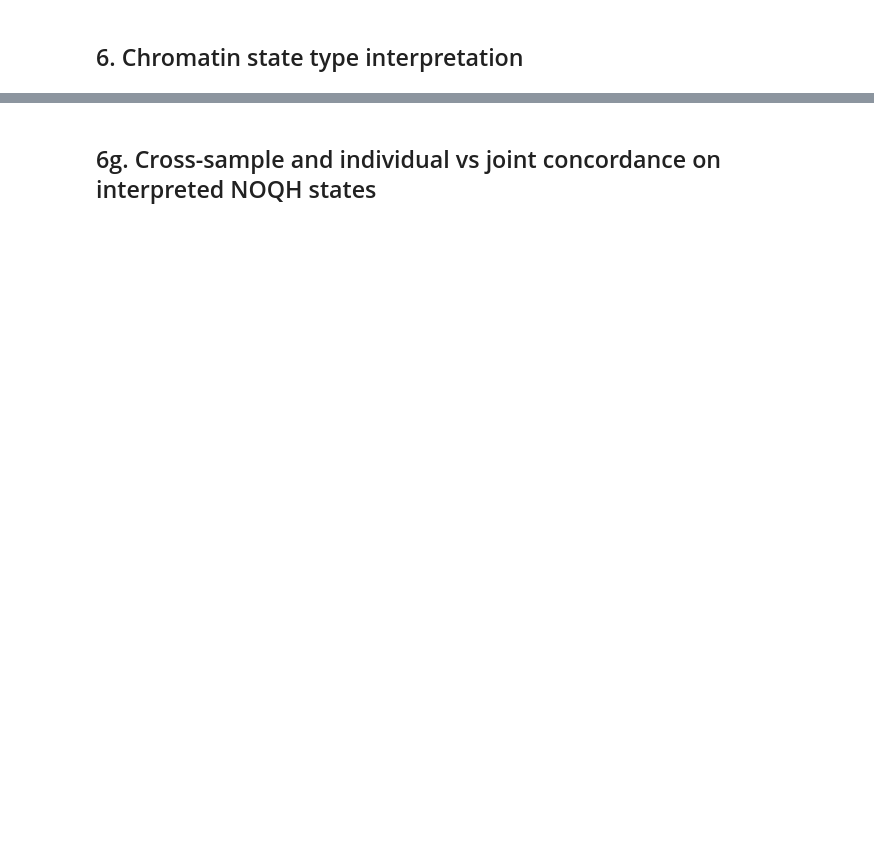
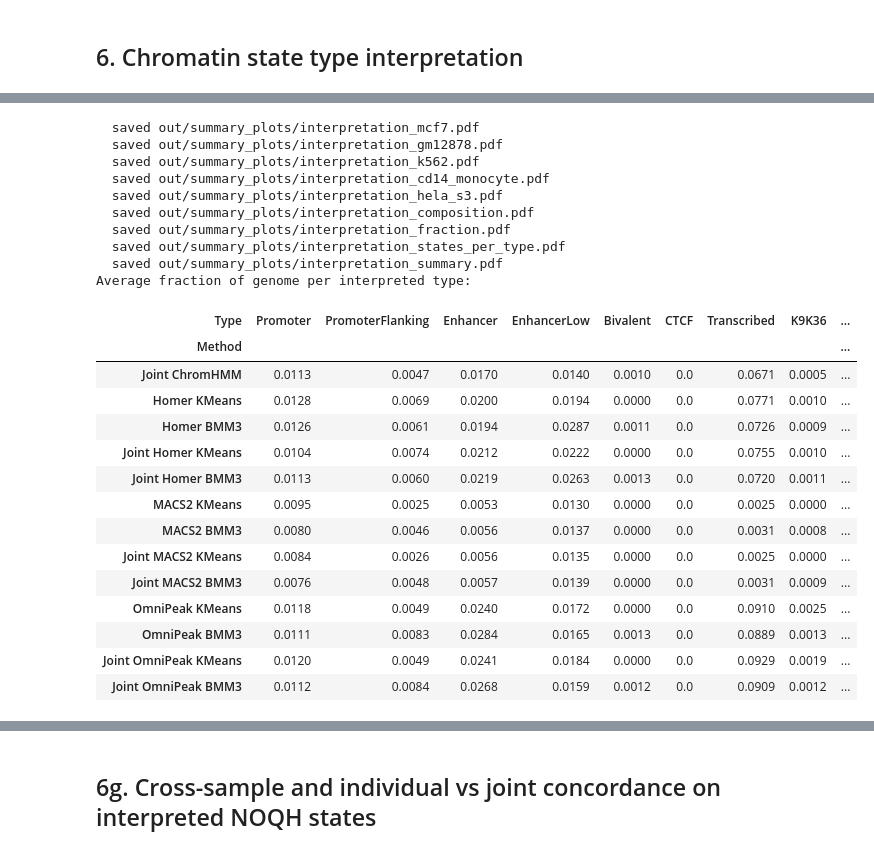
Before and after one commit to olegs/omni-chromhmm, a Jupyter notebook: analysis_sagaconf.ipynb, the cells around one changed output, grey strips where cells are left out. Cells and saved outputs as stored; diff of their text form; code cells hidden in the pictures; blank space fills up the shorter version.

```diff
--- a/analysis_sagaconf.ipynb
+++ b/analysis_sagaconf.ipynb
@@ -844,8 +868,7 @@ if not df_rep.empty:
         if pd.isna(m): continue
         top = max(m + (s if not pd.isna(s) else 0), vals.max())
         plt.text(i, top + yrange * 0.01, f"{m:.2f}", ha="center", va="bottom", fontsize=utils.LABEL_FONTSIZE)
-    plt.savefig("out/summary_plots/replicate_jaccard.pdf", bbox_inches='tight')
-    plt.close()
+    utils.save_fig(plt.gcf(), "out/summary_plots/replicate_jaccard.pdf")
 
     # Plot 2: Kappa
     plt.figure(figsize=(8, 6))
@@ -867,8 +890,7 @@ if not df_rep.empty:
         if pd.isna(m): continue
         top = max(m + (s if not pd.isna(s) else 0), vals.max())
         plt.text(i, top + yrange * 0.01, f"{m:.2f}", ha="center", va="bottom", fontsize=utils.LABEL_FONTSIZE)
-    plt.savefig("out/summary_plots/replicate_kappa.pdf", bbox_inches='tight')
-    plt.close()
+    utils.save_fig(plt.gcf(), "out/summary_plots/replicate_kappa.pdf")
 
     # Plot 3: Cosine
     plt.figure(figsize=(8, 6))
@@ -890,5 +912,4 @@ if not df_rep.empty:
         if pd.isna(m): continue
         top = max(m + (s if not pd.isna(s) else 0), vals.max())
         plt.text(i, top + yrange * 0.01, f"{m:.2f}", ha="center", va="bottom", fontsize=utils.LABEL_FONTSIZE)
-    plt.savefig("out/summary_plots/replicate_cosine.pdf", bbox_inches='tight')
-    plt.close()
+    utils.save_fig(plt.gcf(), "out/summary_plots/replicate_cosine.pdf")
@@ -941,6 +967,4 @@ if not df_cross.empty:
             if pd.isna(m): continue
             top = max(m + (s if not pd.isna(s) else 0), vals.max())
             plt.text(i, top + yrange * 0.01, f"{m:.2f}", ha="center", va="bottom", fontsize=utils.LABEL_FONTSIZE)
-        plt.savefig(f"out/summary_plots/cross_sample_{utils.normalize_metric(metric)}.pdf",
-                    bbox_inches='tight')
-        plt.close()
+        utils.save_fig(plt.gcf(), f"out/summary_plots/cross_sample_{utils.normalize_metric(metric)}.pdf")
@@ -997,8 +1026,7 @@ if not df_ji.empty:
         if pd.isna(m): continue
         top = max(m + (s if not pd.isna(s) else 0), vals.max())
         plt.text(i, top + yrange * 0.01, f"{m:.2f}", ha="center", va="bottom", fontsize=utils.LABEL_FONTSIZE)
-    plt.savefig("out/summary_plots/joint_indiv_jaccard.pdf", bbox_inches='tight')
-    plt.close()
+    utils.save_fig(plt.gcf(), "out/summary_plots/joint_indiv_jaccard.pdf")
 
     # Plot 2: Kappa
     plt.figure(figsize=(7, 6))
@@ -1019,8 +1047,7 @@ if not df_ji.empty:
         if pd.isna(m): continue
         top = max(m + (s if not pd.isna(s) else 0), vals.max())
         plt.text(i, top + yrange * 0.01, f"{m:.2f}", ha="center", va="bottom", fontsize=utils.LABEL_FONTSIZE)
-    plt.savefig("out/summary_plots/joint_indiv_kappa.pdf", bbox_inches='tight')
-    plt.close()
+    utils.save_fig(plt.gcf(), "out/summary_plots/joint_indiv_kappa.pdf")
 
     # Plot 3: Cosine
     plt.figure(figsize=(7, 6))
@@ -1041,5 +1068,4 @@ if not df_ji.empty:
         if pd.isna(m): continue
         top = max(m + (s if not pd.isna(s) else 0), vals.max())
         plt.text(i, top + yrange * 0.01, f"{m:.2f}", ha="center", va="bottom", fontsize=utils.LABEL_FONTSIZE)
-    plt.savefig("out/summary_plots/joint_indiv_cosine.pdf", bbox_inches='tight')
-    plt.close()
+    utils.save_fig(plt.gcf(), "out/summary_plots/joint_indiv_cosine.pdf")
@@ -1190,9 +1332,7 @@ if not df_interp.empty:
         ax.tick_params(length=0)
         for spine in ax.spines.values():
             spine.set_visible(False)
-        plt.tight_layout()
-        plt.savefig(f"out/summary_plots/interpretation_{ds}.pdf", bbox_inches="tight")
-        plt.close(fig)
+        utils.save_fig(fig, f"out/summary_plots/interpretation_{ds}.pdf")
 
     # Genome fraction per interpreted type: types absent from a segmentation
     # contribute 0, so the bars compare methods on the same footing.
@@ -1212,9 +1352,8 @@ if not df_interp.empty:
     utils.group_xticks(ax, list(pivot_types.index), bands=False, fontsize=utils.TICK_FONTSIZE)
     ax.tick_params(axis="y", labelsize=utils.TICK_FONTSIZE)
     ax.grid(axis="y", alpha=0.3, linewidth=0.5)
-    plt.tight_layout()
-    plt.savefig("out/summary_plots/interpretation_composition.pdf", bbox_inches="tight")
-    plt.close(fig)
+    utils.widen_bars(ax)
+    utils.save_fig(fig, "out/summary_plots/interpretation_composition.pdf")
 
     # Plot 6c. Genome fraction per interpreted type, without Quiescent
     signal = frac_long[frac_long["Type"] != "Quiescent"]
@@ -1235,9 +1374,7 @@ if not df_interp.empty:
     ax.tick_params(axis="y", labelsize=utils.TICK_FONTSIZE)
     ax.legend(title="Method", fontsize=utils.LEGEND_FONTSIZE, title_fontsize=utils.LEGEND_TITLE_FONTSIZE, bbox_to_anchor=(1.01, 1),
               loc="upper left", borderaxespad=0)
-    plt.tight_layout()
-    plt.savefig("out/summary_plots/interpretation_fraction.pdf", bbox_inches="tight")
-    plt.close()
+    utils.save_fig(plt.gcf(), "out/summary_plots/interpretation_fraction.pdf")
 
     # Plot 6d. How many states each method spends on every type
     counts = (df_interp.groupby(seg_keys + ["Type"]).size().unstack("Type")
@@ -1255,39 +1392,61 @@ if not df_interp.empty:
     ax.set_xlabel("Interpreted state type", fontsize=utils.AXIS_FONTSIZE)
     ax.grid(axis="y", alpha=0.3, linewidth=0.5)
     ax.tick_params(axis="x", labelsize=utils.TICK_FONTSIZE, rotation=30)
     ax.tick_params(axis="y", labelsize=utils.TICK_FONTSIZE)
     ax.legend(title="Method", fontsize=utils.LEGEND_FONTSIZE, title_fontsize=utils.LEGEND_TITLE_FONTSIZE, bbox_to_anchor=(1.01, 1),
               loc="upper left", borderaxespad=0)
-    plt.tight_layout()
-    plt.savefig("out/summary_plots/interpretation_states_per_type.pdf", bbox_inches="tight")
-    plt.close()
+    utils.save_fig(plt.gcf(), "out/summary_plots/interpretation_states_per_type.pdf")
 
     # Plot 6e. Interpretability per method: types covered, and how clean the calls are
     summary = (df_interp.groupby(seg_keys)
                .agg(Types=("Type", "nunique"), Margin=("Margin", "mean")).reset_index())
     fig, axes = plt.subplots(1, 2, figsize=(13, 4.5))
     for ax, col, title, ylabel in [
         (axes[0], "Types", "Distinct state types recovered", "Types per segmentation"),
         (axes[1], "Margin", "Interpretation margin (higher = less mixed marks)", "Mean margin"),
     ]:
         sns.barplot(data=summary, x="Method", y=col, order=METHOD_ORDER, hue="Method",
                     hue_order=METHOD_ORDER, palette=method_palette, dodge=False, ax=ax,
                     legend=False, **utils.BAR_STYLE)
         utils.hatch_joint(ax, METHOD_ORDER)
         utils.strip_points(ax, data=summary, x="Method", y=col, order=METHOD_ORDER,
                            dodge=False, size=3, alpha=0.6)
         ax.set_title(title, **utils.TITLE_STYLE)
         ax.set_ylabel(ylabel, fontsize=utils.AXIS_FONTSIZE)
         ax.set_xlabel("")
         ax.tick_params(axis="y", labelsize=utils.TICK_FONTSIZE)
         utils.group_xticks(ax, METHOD_ORDER, bands=False, fontsize=utils.TICK_FONTSIZE)
         ax.grid(axis="y", alpha=0.3, linewidth=0.5)
-    plt.tight_layout()
-    plt.savefig("out/summary_plots/interpretation_summary.pdf", bbox_inches="tight")
-    plt.close(fig)
+    utils.save_fig(fig, "out/summary_plots/interpretation_summary.pdf")
 
     print("Average fraction of genome per interpreted type:")
     display(pivot_types.round(4))
+# %% [output]
+  saved out/summary_plots/interpretation_mcf7.pdf
+  saved out/summary_plots/interpretation_gm12878.pdf
+  saved out/summary_plots/interpretation_k562.pdf
+  saved out/summary_plots/interpretation_cd14_monocyte.pdf
+  saved out/summary_plots/interpretation_hela_s3.pdf
+  saved out/summary_plots/interpretation_composition.pdf
+  saved out/summary_plots/interpretation_fraction.pdf
+  saved out/summary_plots/interpretation_states_per_type.pdf
+  saved out/summary_plots/interpretation_summary.pdf
+Average fraction of genome per interpreted type:
+| Type | Promoter | PromoterFlanking | Enhancer | EnhancerLow | Bivalent | CTCF | Transcribed | K9K36 | ... |
+| Method |  |  |  |  |  |  |  |  | ... |
+| Joint ChromHMM | 0.0113 | 0.0047 | 0.0170 | 0.0140 | 0.0010 | 0.0 | 0.0671 | 0.0005 | ... |
+| Homer KMeans | 0.0128 | 0.0069 | 0.0200 | 0.0194 | 0.0000 | 0.0 | 0.0771 | 0.0010 | ... |
+| Homer BMM3 | 0.0126 | 0.0061 | 0.0194 | 0.0287 | 0.0011 | 0.0 | 0.0726 | 0.0009 | ... |
+| Joint Homer KMeans | 0.0104 | 0.0074 | 0.0212 | 0.0222 | 0.0000 | 0.0 | 0.0755 | 0.0010 | ... |
+| Joint Homer BMM3 | 0.0113 | 0.0060 | 0.0219 | 0.0263 | 0.0013 | 0.0 | 0.0720 | 0.0011 | ... |
+| MACS2 KMeans | 0.0095 | 0.0025 | 0.0053 | 0.0130 | 0.0000 | 0.0 | 0.0025 | 0.0000 | ... |
+| MACS2 BMM3 | 0.0080 | 0.0046 | 0.0056 | 0.0137 | 0.0000 | 0.0 | 0.0031 | 0.0008 | ... |
+| Joint MACS2 KMeans | 0.0084 | 0.0026 | 0.0056 | 0.0135 | 0.0000 | 0.0 | 0.0025 | 0.0000 | ... |
+| Joint MACS2 BMM3 | 0.0076 | 0.0048 | 0.0057 | 0.0139 | 0.0000 | 0.0 | 0.0031 | 0.0009 | ... |
+| OmniPeak KMeans | 0.0118 | 0.0049 | 0.0240 | 0.0172 | 0.0000 | 0.0 | 0.0910 | 0.0025 | ... |
+| OmniPeak BMM3 | 0.0111 | 0.0083 | 0.0284 | 0.0165 | 0.0013 | 0.0 | 0.0889 | 0.0013 | ... |
+| Joint OmniPeak KMeans | 0.0120 | 0.0049 | 0.0241 | 0.0184 | 0.0000 | 0.0 | 0.0929 | 0.0019 | ... |
+| Joint OmniPeak BMM3 | 0.0112 | 0.0084 | 0.0268 | 0.0159 | 0.0012 | 0.0 | 0.0909 | 0.0012 | ... |
 # %%
 # 6f. Genome composition per method, over the interpreted state types.
 #
```
Also changed, not shown: parts of 15 cells of this notebook, 6 other files.
